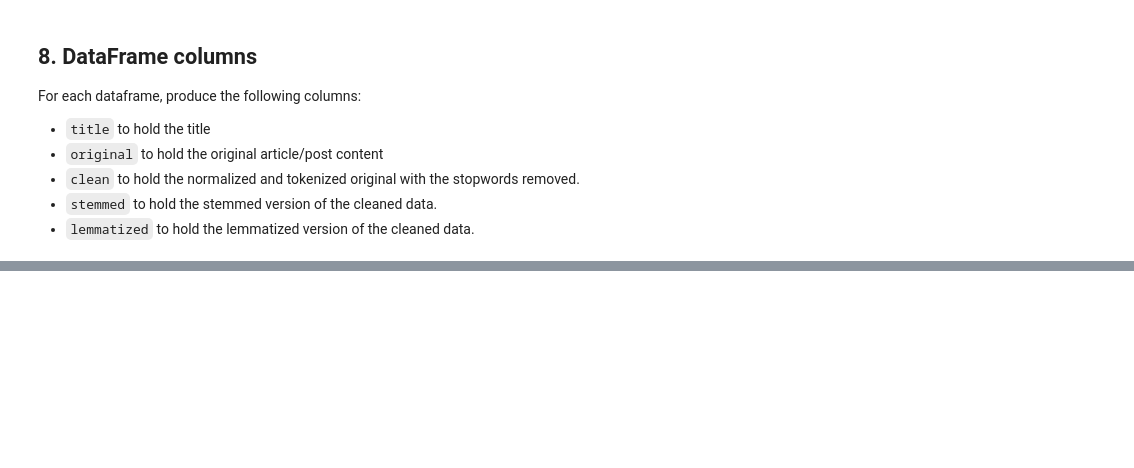
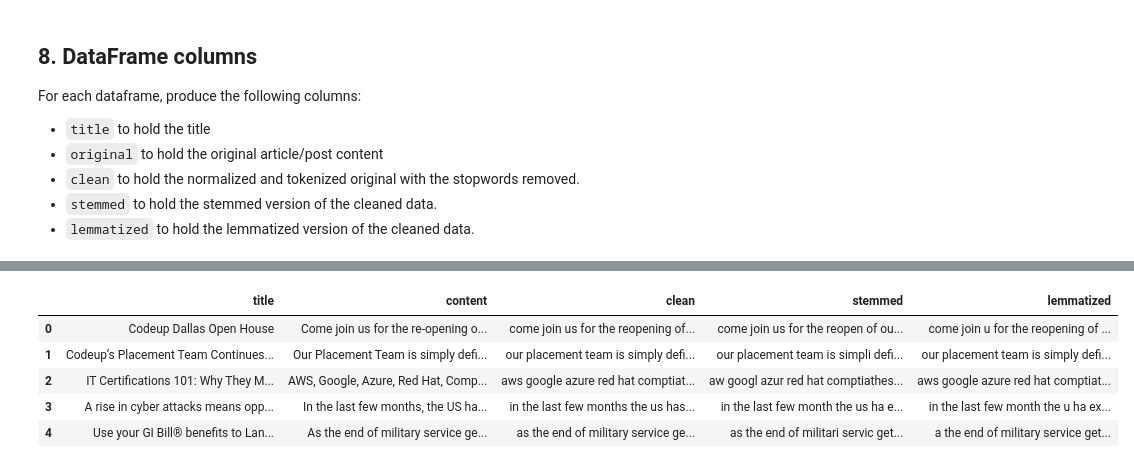
Before and after one commit to stephanie-jones78/nlp_exercises, a Jupyter notebook: 03b_prepare_exercises.ipynb, the cells around one changed output, grey strips where cells are left out. Cells and saved outputs as stored; diff of their text form; code cells hidden in the pictures; blank space fills up the shorter version.

Commit message:
finished prepare exercises

```diff
--- a/03b_prepare_exercises.ipynb
+++ b/03b_prepare_exercises.ipynb
@@ -279,0 +312,28 @@ For each dataframe, produce the following columns:
+# %%
+# function to perform above
+
+def cleaners(df, cols_to_keep, col_to_clean):
+    '''
+    This function takes in:
+    - df
+    - cols_to_keep >> list of columns from the original df to keep
+    - col_to_clean >> series column that prepare functions will be applied to
+    and retuns:
+    a df with the cols_to_keep added to the cleaned, stemmed, and lemmed columns.
+    '''
+    df = df[cols_to_keep]
+
+    df['clean'] = df[col_to_clean].apply(basic_clean)
+    df['stemmed'] = df.clean.apply(stem)
+    df['lemmatized'] = df.clean.apply(lemmatize)
+
+    return df
+# %%
+cleaners(codeup_blogs, ['title', 'content'], 'content').head()
+# %% [output]
+|  | title | content | clean | stemmed | lemmatized |
+| 0 | Codeup Dallas Open House | Come join us for the re-opening o... | come join us for the reopening of... | come join us for the reopen of ou... | come join u for the reopening of ... |
+| 1 | Codeup’s Placement Team Continues... | Our Placement Team is simply defi... | our placement team is simply defi... | our placement team is simpli defi... | our placement team is simply defi... |
+| 2 | IT Certifications 101: Why They M... | AWS, Google, Azure, Red Hat, Comp... | aws google azure red hat comptiat... | aw googl azur red hat comptiathes... | aws google azure red hat comptiat... |
+| 3 | A rise in cyber attacks means opp... | In the last few months, the US ha... | in the last few months the us has... | in the last few month the us ha e... | in the last few month the u ha ex... |
+| 4 | Use your GI Bill® benefits to Lan... | As the end of military service ge... | as the end of military service ge... | as the end of militari servic get... | a the end of military service get... |
```
Also changed, not shown: parts of 9 cells of this notebook, 1 other file.
